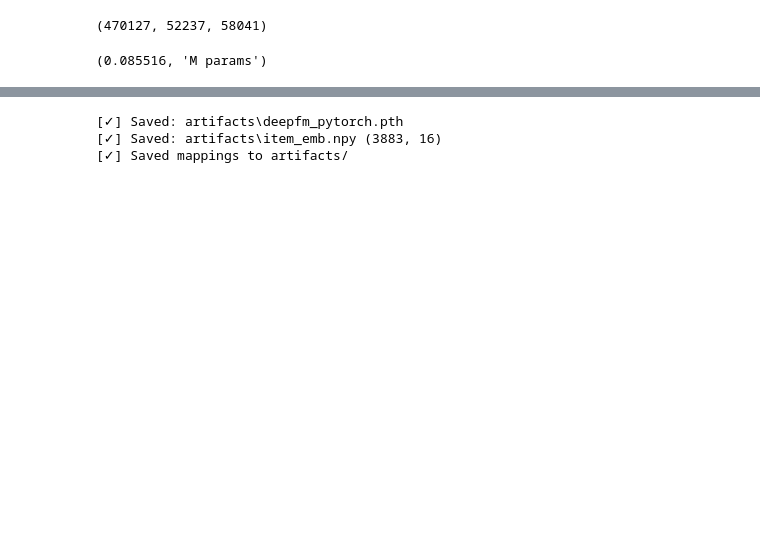
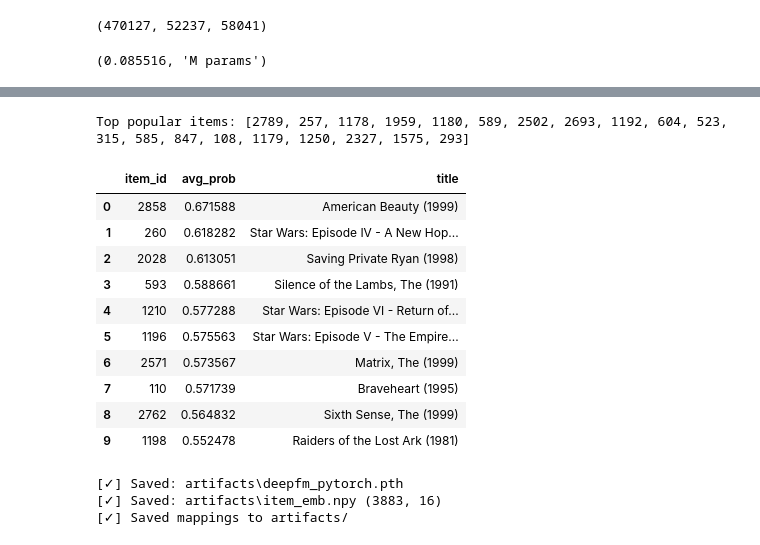
Before and after one commit to nguyenthaibinh19/movie-recommendation-app, a Jupyter notebook: Data/Deep_FM_Pytorch.ipynb, the cells around one changed output, grey strips where cells are left out. Saved outputs shown, nothing was run; the diff lists cells and outputs as text; code cells hidden in the pictures; blank space fills up the shorter version.

```diff
--- a/Data/Deep_FM_Pytorch.ipynb
+++ b/Data/Deep_FM_Pytorch.ipynb
@@ -339,7 +490,10 @@ field_dims = {
 }
 
 model = DeepFM(field_dims, embed_dim=EMBED_DIM, mlp_dims=MLP_DIMS, dropout=DROPOUT).to(DEVICE)
-criterion = nn.BCEWithLogitsLoss()
+
+# IMPORTANT: reduction='none' để nhân sample_weight
+criterion = nn.BCEWithLogitsLoss(reduction="none")
+
 optimizer = torch.optim.Adam(model.parameters(), lr=LR)
 
 sum(p.numel() for p in model.parameters())/1e6, "M params"
@@ -351,10 +505,11 @@ def evaluate(model, loader):
     model.eval()
     all_logits = []
     all_labels = []
-    for batch, labels in loader:
+    for batch, labels, weights in loader:
         for k in batch:
             batch[k] = batch[k].to(DEVICE)
         labels = labels.to(DEVICE)
+
         logits = model(batch).squeeze(1)  # [B]
         all_logits.append(logits.detach().cpu().numpy())
         all_labels.append(labels.detach().cpu().numpy())
@@ -369,7 +524,6 @@ def evaluate(model, loader):
         auc = float("nan")
     ll = log_loss(labels, probs, labels=[0,1])
 
-    # === thêm Accuracy ===
     preds = (probs >= 0.5).astype(int)
     acc = (preds == labels).mean()
 
@@ -378,20 +532,24 @@ def evaluate(model, loader):
 def train_one_epoch(model, loader, optimizer, criterion):
     model.train()
     running_loss = 0.0
-    for bi, (batch, labels) in enumerate(tqdm(loader, total=len(loader), desc="Train")):
+    for bi, (batch, labels, weights) in enumerate(tqdm(loader, total=len(loader), desc="Train")):
         for k in batch:
             batch[k] = batch[k].to(DEVICE)
         labels = labels.to(DEVICE)
+        weights = weights.to(DEVICE)
 
         optimizer.zero_grad()
-        logits = model(batch).squeeze(1)
-        loss = criterion(logits, labels)
+        logits = model(batch).squeeze(1)                     # [B]
+        per_sample = criterion(logits, labels)               # [B] because reduction='none'
+        loss = (per_sample * weights).mean()                 # weighted mean
         loss.backward()
         optimizer.step()
+
         running_loss += loss.item() * labels.size(0)
 
         if (bi + 1) % 50 == 0:
             print(f"  step {bi+1}/{len(loader)}  loss={loss.item():.4f}")
+
     return running_loss / len(loader.dataset)
 # %%
 best_val_auc = -1
@@ -427,4 +585,58 @@ print(f"[TEST] AUC={test_auc:.4f} | LogLoss={test_ll:.4f} | Acc={test_acc:.4f}")
 ... (28 outputs left out)
+# %%
+# === Check 4: Global winners (average predicted prob over random users) ===
+@torch.no_grad()
+def avg_item_score_over_users(model, item_ids, sample_users=2000):
+    model.eval()
+    uids = np.random.choice(users["user_id"].values, size=sample_users, replace=False)
+    out = []
+    for iid in item_ids:
+        # build batch for many users with fixed item
+        g = users.set_index("user_id").loc[uids, "gender_enc"].values.astype(np.int64)
+        a = users.set_index("user_id").loc[uids, "age_enc"].values.astype(np.int64)
+        o = users.set_index("user_id").loc[uids, "occupation_enc"].values.astype(np.int64)
+
+        item_idx = item_id_to_index[int(iid)]
+        ge = int(movies.loc[movies["item_id"]==iid, "genre_enc"].iloc[0])
+
+        batch = {
+            "gender": torch.tensor(g, device=DEVICE),
+            "age": torch.tensor(a, device=DEVICE),
+            "occupation": torch.tensor(o, device=DEVICE),
+            "item_id": torch.full((sample_users,), item_idx, dtype=torch.long, device=DEVICE),
+            "genre": torch.full((sample_users,), ge, dtype=torch.long, device=DEVICE),
+        }
+        logits = model(batch).view(-1).detach().cpu().numpy()
+        prob = 1/(1+np.exp(-logits))
+        out.append((iid, prob.mean()))
+    return out
+
+# test top-pop items
+top_item_ids = (df[df["label"]==1]["item_idx"].value_counts().head(20).index
+                .to_series().map(index_to_item_id).tolist())
+print("Top popular items:", df[df["label"]==1]["item_idx"]
+                .value_counts()
+                .head(20).index.tolist())
+
+avg_scores = avg_item_score_over_users(model, top_item_ids, sample_users=2000)
+avg_scores = sorted(avg_scores, key=lambda x: -x[1])
+
+res = pd.DataFrame(avg_scores, columns=["item_id","avg_prob"])
+res = res.merge(movies[["item_id","title"]], on="item_id", how="left")
+res.head(10)
+# %% [output]
+Top popular items: [2789, 257, 1178, 1959, 1180, 589, 2502, 2693, 1192, 604, 523, 315, 585, 847, 108, 1179, 1250, 2327, 1575, 293]
+|  | item_id | avg_prob | title |
+| 0 | 2858 | 0.671588 | American Beauty (1999) |
+| 1 | 260 | 0.618282 | Star Wars: Episode IV - A New Hop... |
+| 2 | 2028 | 0.613051 | Saving Private Ryan (1998) |
+| 3 | 593 | 0.588661 | Silence of the Lambs, The (1991) |
+| 4 | 1210 | 0.577288 | Star Wars: Episode VI - Return of... |
+| 5 | 1196 | 0.575563 | Star Wars: Episode V - The Empire... |
+| 6 | 2571 | 0.573567 | Matrix, The (1999) |
+| 7 | 110 | 0.571739 | Braveheart (1995) |
+| 8 | 2762 | 0.564832 | Sixth Sense, The (1999) |
+| 9 | 1198 | 0.552478 | Raiders of the Lost Ark (1981) |
 # %%
 # 1) Lưu model (state_dict)
 pth_path = os.path.join(ART_DIR, "deepfm_pytorch.pth")
```
Also changed, not shown: parts of 11 cells of this notebook.
